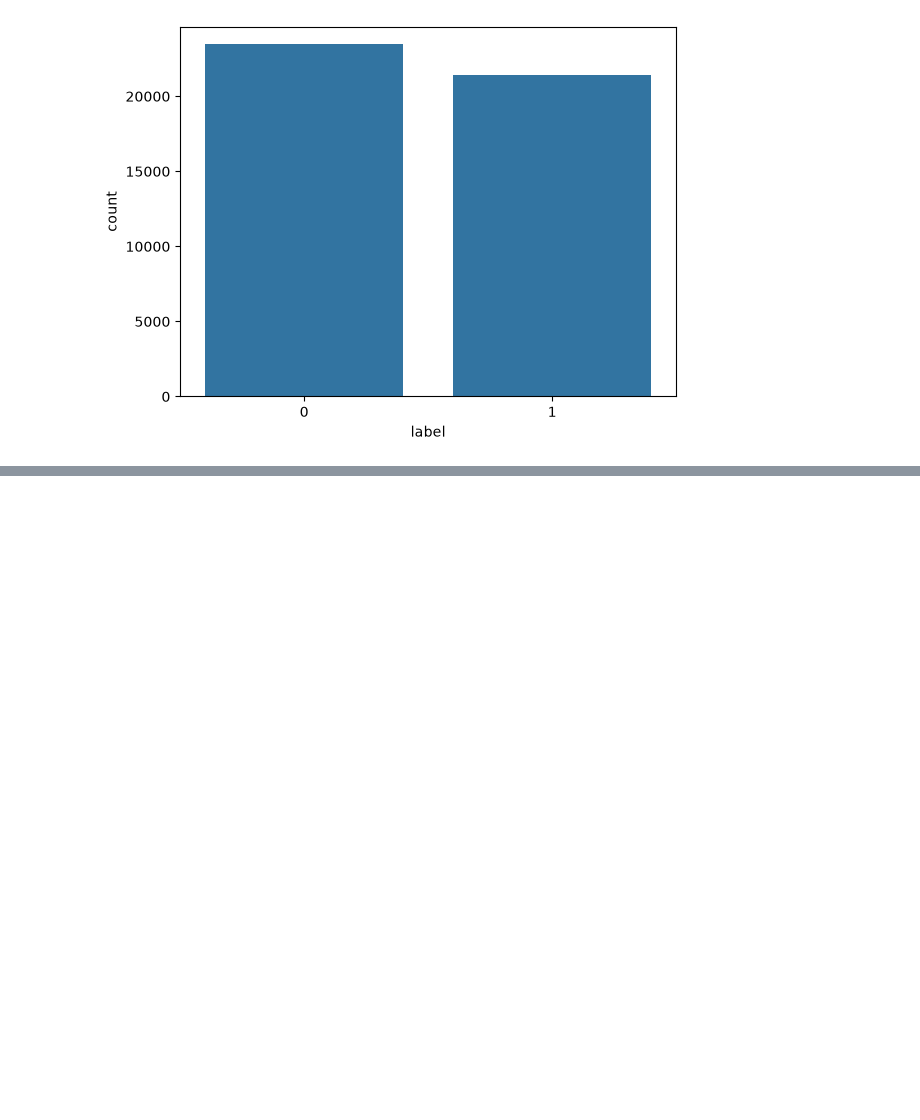
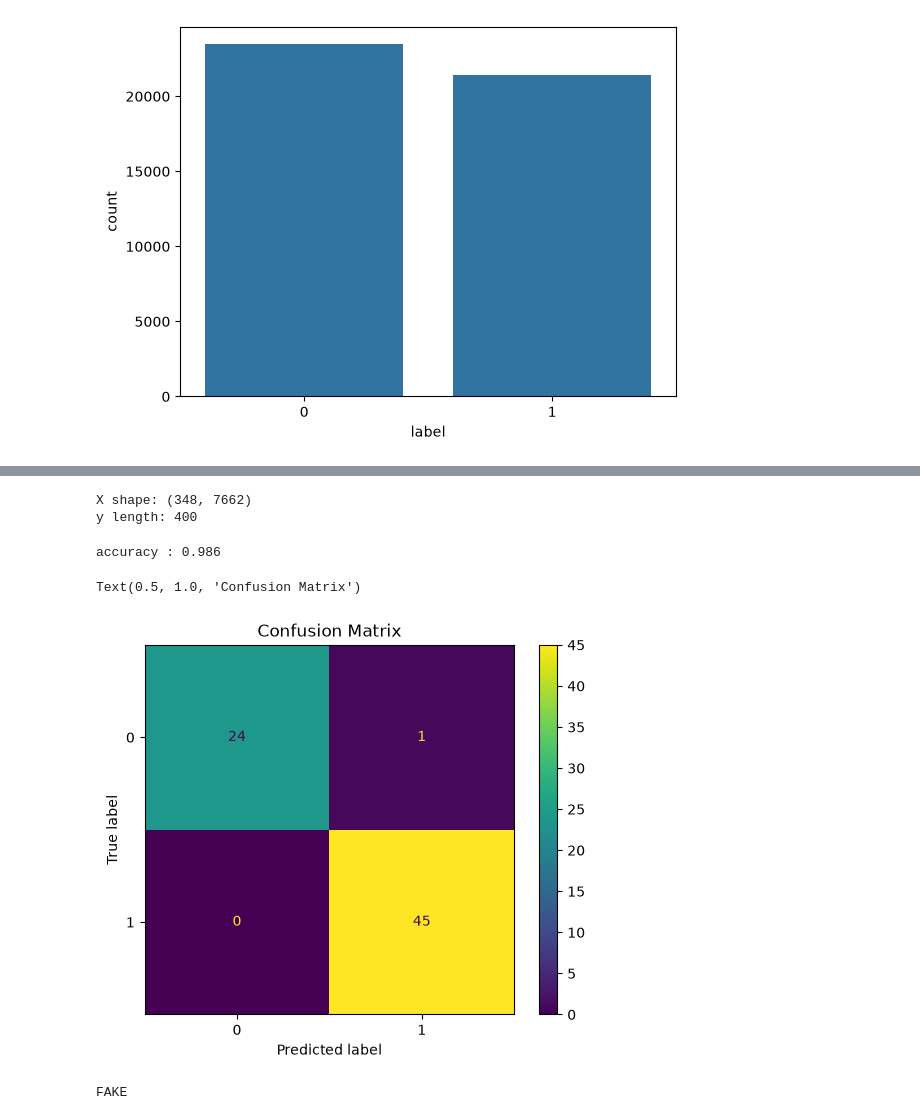
Before and after one commit to nda-268/aidev, a Jupyter notebook: Meeting 28/main.ipynb, the cells around one changed output, grey strips where cells are left out. Saved outputs shown, nothing was run; the diff lists cells and outputs as text; code cells hidden in the pictures; blank space fills up the shorter version.

```diff
--- a/Meeting 28/main.ipynb
+++ b/Meeting 28/main.ipynb
@@ -65,0 +132,17 @@ sns.countplot(data = df, x = "Year", hue = "label")
+# %%
+from nltk.corpus import stopwords
+from nltk.stem.porter import PorterStemmer
+import re
+import nltk
+
+nltk.download('stopwords')
+ps = PorterStemmer()
+corpus = []
+for i in range(0, len(df2)):
+    review = re.sub('[^a-zA-Z]', ' ', df2['text'][i])
+    review = review.lower()
+    review = review.split()
+    review = [ps.stem(word) for word in review if not word
+	in stopwords.words('english')]
+    review = ' '.join(review)
+    corpus.append(review)
@@ -65,0 +158,6 @@ sns.countplot(data = df, x = "Year", hue = "label")
+# %%
+from sklearn.feature_extraction.text import TfidfVectorizer
+tfidf_v = TfidfVectorizer()
+X = tfidf_v.fit_transform(corpus).toarray()
+y = df2['label']
+X
@@ -65,0 +172,30 @@ sns.countplot(data = df, x = "Year", hue = "label")
+# %%
+print("X shape:", X.shape)
+print("y length:", len(y))
+# %% [output]
+X shape: (348, 7662)
+y length: 400
+# %%
+from sklearn.model_selection import train_test_split
+# Force 'y' to match the exact same number of rows as 'X'
+y = y.iloc[:X.shape[0]]
+
+# Now your original line will run perfectly!
+X_train, X_test, y_train, y_test = train_test_split(X, y, test_size=0.2, random_state=0)
+# %%
+from sklearn.linear_model import LogisticRegression
+from sklearn import metrics
+classifier = LogisticRegression()
+classifier.fit(X_train, y_train)
+pred = classifier.predict(X_test)
+score = metrics.accuracy_score(y_test, pred)
+print("accuracy : %0.3f" % score)
+# %% [output]
+accuracy : 0.986
+# %%
+from sklearn.metrics import ConfusionMatrixDisplay
+disp = ConfusionMatrixDisplay.from_estimator(classifier, X_test, y_test)
+disp.ax_.set_title("Confusion Matrix")
+# %% [output]
+Text(0.5, 1.0, 'Confusion Matrix')
+[figure, added]
@@ -65,0 +219,6 @@ sns.countplot(data = df, x = "Year", hue = "label")
+# %%
+text = "Trump Says He’s Done More Than Any President Ever"
+prediction = predict(text)
+print(prediction)
+# %% [output]
+FAKE
```
Also changed, not shown: parts of 12 cells of this notebook, 2 other files.
